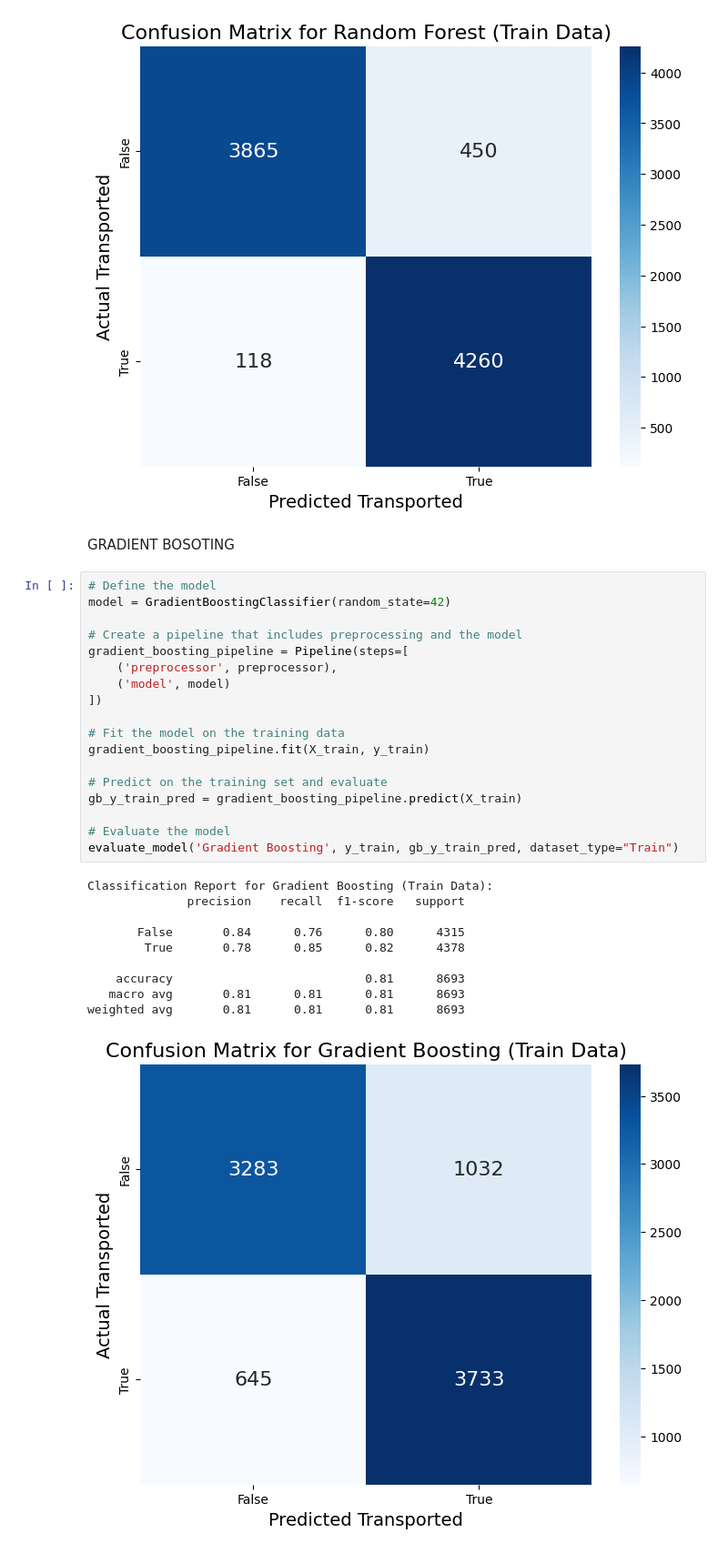
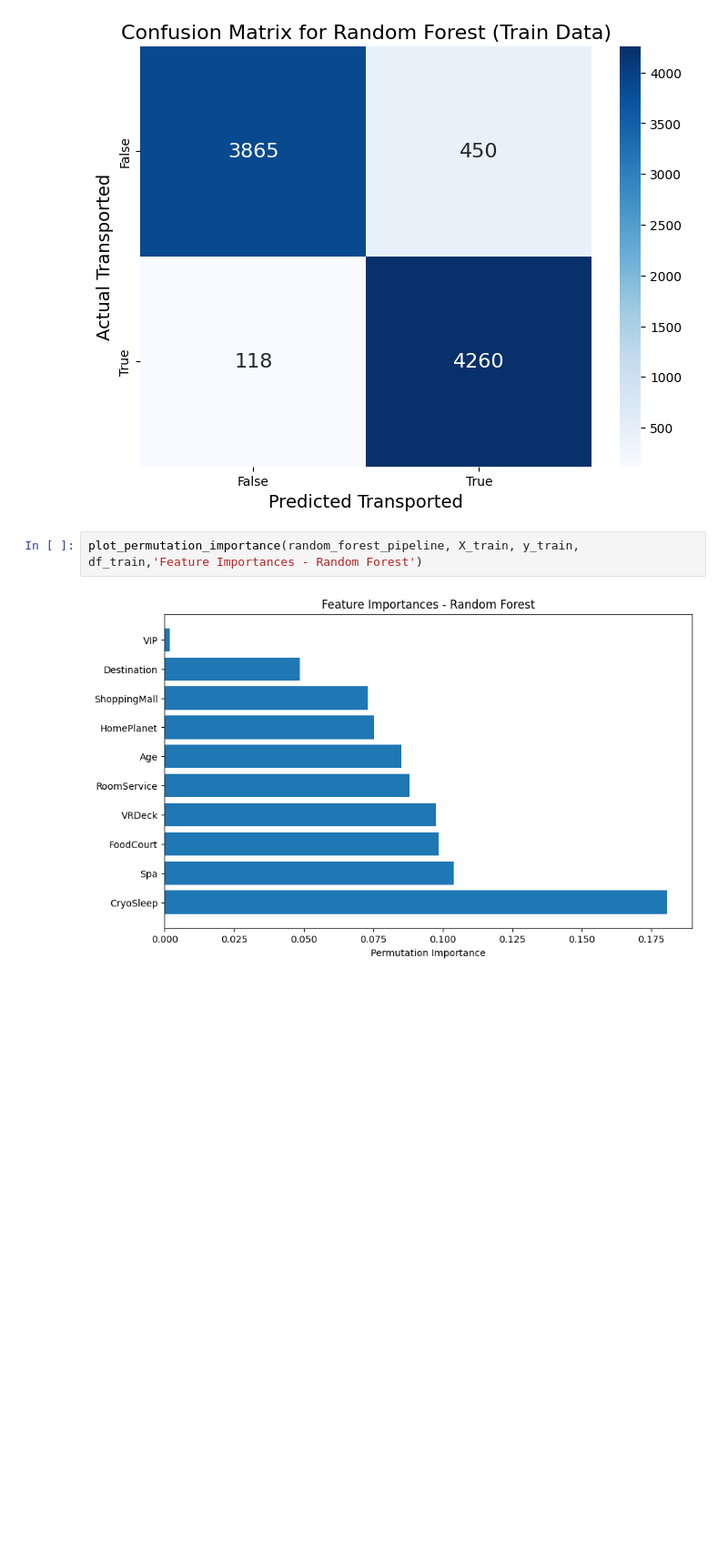
Before and after one commit to Kaggle-Challenge-Group-13/Spaceship-Titanic---Group-13, a Jupyter notebook: Kaggle_Spaceship_Challenge_Group_13.ipynb, the cells around one changed output. Shown at 91% size. Drawn from its saved outputs; the diff is of its cells as text; blank space fills up the shorter version.

```diff
--- a/Kaggle_Spaceship_Challenge_Group_13.ipynb
+++ b/Kaggle_Spaceship_Challenge_Group_13.ipynb
@@ -452,35 +490,8 @@ Classification Report for Random Forest (Train Data):
    macro avg       0.94      0.93      0.93      8693
 weighted avg       0.94      0.93      0.93      8693
 [figure]
-# %% [markdown]
-GRADIENT BOSOTING
-# %%
-# Define the model
-model = GradientBoostingClassifier(random_state=42)
-
-# Create a pipeline that includes preprocessing and the model
-gradient_boosting_pipeline = Pipeline(steps=[
-    ('preprocessor', preprocessor),
-    ('model', model)
-])
-
-# Fit the model on the training data
-gradient_boosting_pipeline.fit(X_train, y_train)
-
-# Predict on the training set and evaluate
-gb_y_train_pred = gradient_boosting_pipeline.predict(X_train)
-
-# Evaluate the model
-evaluate_model('Gradient Boosting', y_train, gb_y_train_pred, dataset_type="Train")
-# %% [output]
-Classification Report for Gradient Boosting (Train Data):
-              precision    recall  f1-score   support
-
-       False       0.84      0.76      0.80      4315
-        True       0.78      0.85      0.82      4378
-
-    accuracy                           0.81      8693
-   macro avg       0.81      0.81      0.81      8693
-weighted avg       0.81      0.81      0.81      8693
-[figure, removed]
+# %%
+plot_permutation_importance(random_forest_pipeline, X_train, y_train, df_train,'Feature Importances - Random Forest')
+# %% [output]
+[figure, added]
 # %% [markdown]
```
Also changed, not shown: parts of 20 cells of this notebook.
